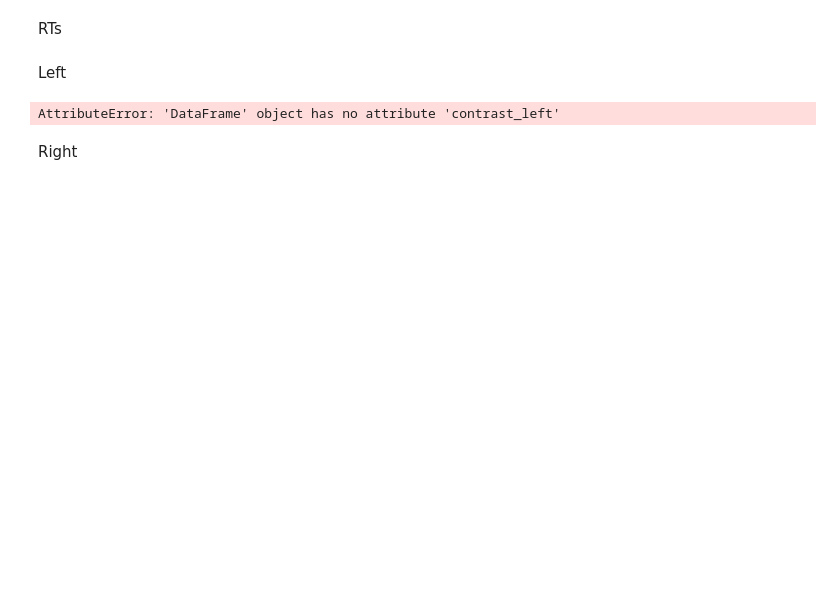
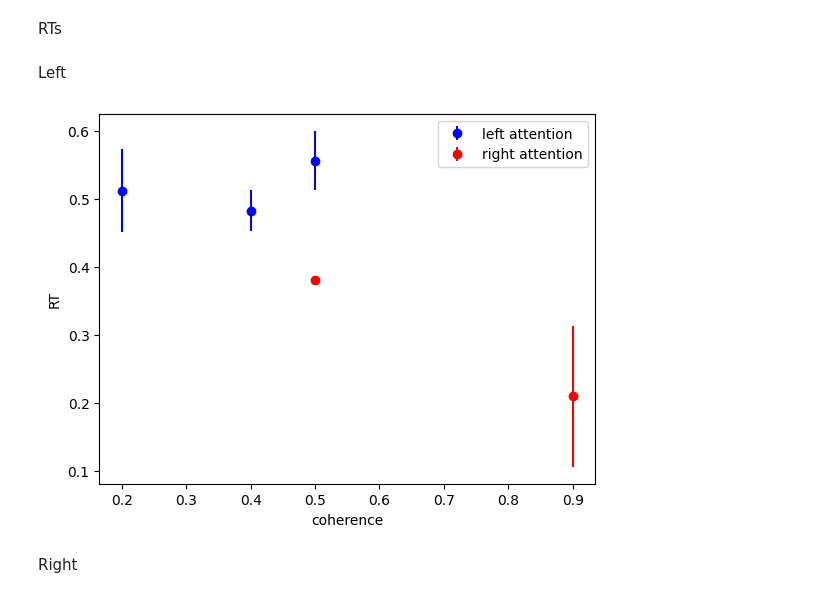
Before and after one commit to howie-t/crm_attention, a Jupyter notebook: analysis/analysis.ipynb, the cells around one changed output. Cells and saved outputs as stored; diff of their text form; code cells hidden in the pictures; blank space fills up the shorter version.

```diff
--- a/analysis/analysis.ipynb
+++ b/analysis/analysis.ipynb
@@ -140,17 +140,17 @@ Left
 # %%
 # remove trials where the participants had no response because there is no reaction time
 df_trials_rt = df_trials[np.logical_not(df_trials.rt=='none')]
 
 rt_low_contrast_left = df_trials_rt[(df_trials_rt.condition==0) & (df_trials_rt.correct_response=='left')].groupby('coherence_left', as_index=False)['rt'].agg(['mean','sem'])
 rt_high_contrast_left = df_trials_rt[(df_trials_rt.condition==1) & (df_trials_rt.correct_response=='left')].groupby('coherence_left', as_index=False)['rt'].agg(['mean','sem'])
 
-plt.errorbar(rt_low_contrast_left.contrast_left, rt_low_contrast_left['mean'], yerr=rt_low_contrast_left['sem'], fmt="bo", label="left attention");
-plt.errorbar(rt_high_contrast_left.contrast_left, rt_high_contrast_left['mean'], yerr=rt_high_contrast_left['sem'], fmt="ro", label="right attention");
+plt.errorbar(rt_low_contrast_left.coherence_left, rt_low_contrast_left['mean'], yerr=rt_low_contrast_left['sem'], fmt="bo", label="left attention");
+plt.errorbar(rt_high_contrast_left.coherence_left, rt_high_contrast_left['mean'], yerr=rt_high_contrast_left['sem'], fmt="ro", label="right attention");
 
 plt.xlabel('coherence');
 plt.ylabel('RT');
 plt.legend();
 # %% [output]
-AttributeError: 'DataFrame' object has no attribute 'contrast_left'
+[figure, added]
 # %% [markdown]
 Right
```
Also changed, not shown: parts of 7 cells of this notebook, 54 other files.
